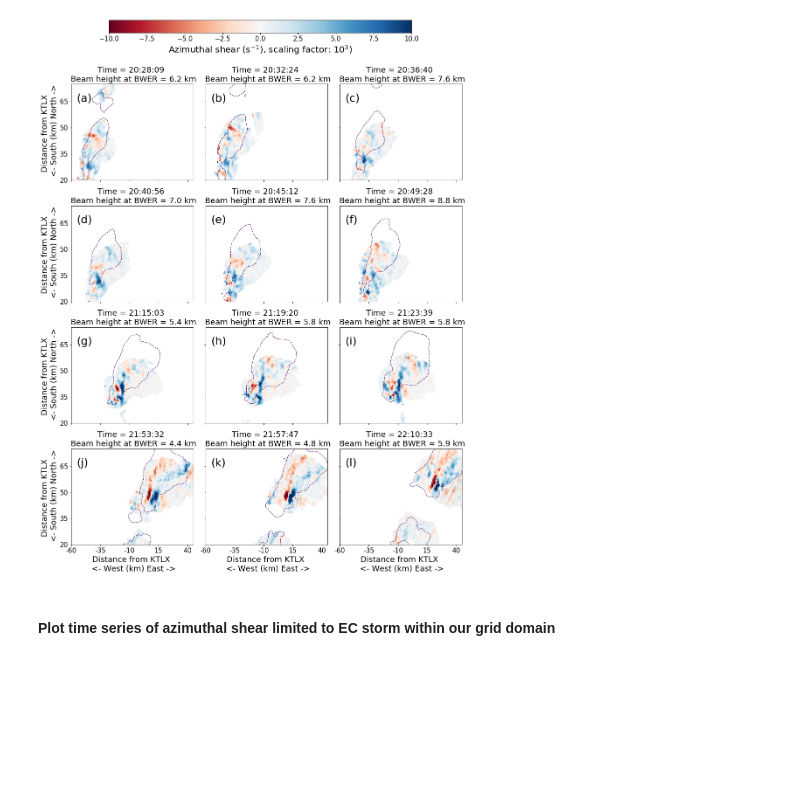
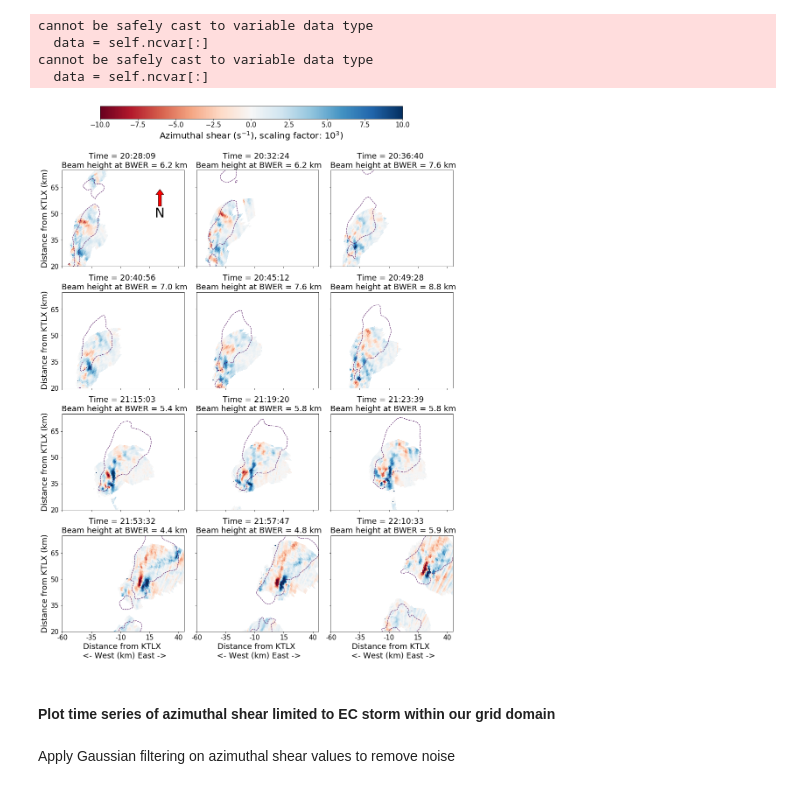
Before and after one commit to gewitterblitz/may19_2013_obs_analysis, a Jupyter notebook: notebooks/STBC_MWR_2020_Figure7_8.ipynb, the cells around one changed output. Cells and saved outputs as stored; diff of their text form; code cells hidden in the pictures; blank space fills up the shorter version.

```diff
--- a/notebooks/STBC_MWR_2020_Figure7_8.ipynb
+++ b/notebooks/STBC_MWR_2020_Figure7_8.ipynb
@@ -41,7 +35,9 @@ plt.rcParams["font.size"] = 13
 # %%
-# list out all radar files
-files_radar = sorted(glob.glob(os.path.expanduser("/Users/ms/Desktop/mount/May_19_2013_all_stuff/KTLX_data/*V06")))
-files_az_shear = sorted(glob.glob(os.path.expanduser("/Users/ms/Desktop/mount/May_19_2013_all_stuff/KTLX_data/az_shear/cfradial_files/*.nc")))
+# list out all level-II radar files (20:02:36 UTC to 22:57:25 UTC)
+files_radar = sorted(glob.glob(os.path.expanduser("path/to/KTLX_data/*V06")))
+
+# list out all azimuthal shear files (20:02:36 UTC to 22:57:25 UTC)
+files_az_shear = sorted(glob.glob(os.path.expanduser("path/to/azimuthal_shear_files/*.nc")))
 
 # select only the ones needed for Figure 7
 files_rad_interest = list(
@@ -189,9 +187,15 @@ for row in range(4):
         ax.set_title(f"Time = {title} \n Beam height at BWER = {round(int(np.reshape(bm_hghts,(4,3))[row,col])/1000,1)} km",fontsize=18)
 
         if col == 0:
-            ax.set_ylabel("Distance from KTLX \n <- South (km) North ->",fontsize=18)
+            ax.set_ylabel("Distance from KTLX (km)",fontsize=18)
+            if row == 0:
+                ax.annotate('N', xy=(0.8, 0.8), xytext=(0.8, 0.55),
+                                        arrowprops=dict(facecolor='red', width=7, headwidth=18),
+                                        ha='center', va='center', fontsize=30,
+                                        xycoords=ax.transAxes)
+
         if row == 3:
-            ax.set_xlabel("Distance from KTLX \n <- West (km) East ->",fontsize=18)
+            ax.set_xlabel("Distance from KTLX (km)",fontsize=18)
 
 cbaxes = fig.add_axes([0.2,0.95,0.6,0.02])
 display.plot_colorbar(cax=cbaxes,orient='horizontal')
@@ -281,7 +287,7 @@ for row in range(4):
         ax.set_ylim(20, 75)
         ax.set_yticks([20, 35, 50, 65])
         ax.set_yticklabels(["20", "35", "50", "65"])
-        ax.text(-55,65, f"({labels1[row,col]})",fontsize=25)
+#         ax.text(-55,65, f"({labels1[row,col]})",fontsize=25)
 
         if col in [1,2] and row in [0,1,2]:
             ax.set_xticklabels(labels=[])
@@ -291,36 +297,44 @@ for row in range(4):
             ax.set_xticklabels(labels=[])
 
         if col in [1,2]:
             ax.set_yticklabels(labels=[])
 
         title = datetime.strftime(
             datetime.strptime(
                 all_radars_new[row, col]
                 .time["units"]
                 .split("/")[-1]
                 .split(".")[0]
                 .split(" ")[-1],
                 "%Y-%m-%dT%H:%M:%SZ",
             ),
             "%H:%M:%S",
         )
         ax.set_title(f"Time = {title} \n Beam height at BWER = {round(int(np.reshape(bm_hghts,(4,3))[row,col])/1000,1)} km",fontsize=18)
 
         if col == 0:
-            ax.set_ylabel("Distance from KTLX \n <- South (km) North ->",fontsize=18)
+            ax.set_ylabel("Distance from KTLX (km)",fontsize=18)
+            if row == 0:
+                ax.annotate('N', xy=(0.8, 0.8), xytext=(0.8, 0.55),
+                                        arrowprops=dict(facecolor='red', width=7, headwidth=18),
+                                        ha='center', va='center', fontsize=30,
+                                        xycoords=ax.transAxes)
         if row == 3:
             ax.set_xlabel("Distance from KTLX \n <- West (km) East ->",fontsize=18)
 
 cbaxes = fig.add_axes([0.2,0.95,0.6,0.02])
 display.plot_colorbar(cax=cbaxes,orient='horizontal')
 
 cbaxes.axes.set_xlabel('Azimuthal shear (s$^{-1}$), scaling factor: 10$^{3}$)',fontsize=20)
 
 plt.tight_layout()
-# plt.savefig('/Users/ms/Desktop/mount/May_19_2013_all_`stuff/plots_LMA_May19_2013/manuscript_figures/final_png_files/az_shear.png',dpi=300)
 plt.show()
 # %% [output]
+cannot be safely cast to variable data type
+  data = self.ncvar[:]
+cannot be safely cast to variable data type
+  data = self.ncvar[:]
-[figure, old version]
+[figure, new version]
 # %% [markdown]
 #### Plot time series of azimuthal shear limited to EC storm within our grid domain
 # %%
@@ -370,0 +399,2 @@ for i in range(39): # 39 bcoz after 2249 UTC, EC storm exits our gridded domain
+# %% [markdown]
+Apply Gaussian filtering on azimuthal shear values to remove noise
```
Also changed, not shown: parts of 21 cells of this notebook, 14 other files.
